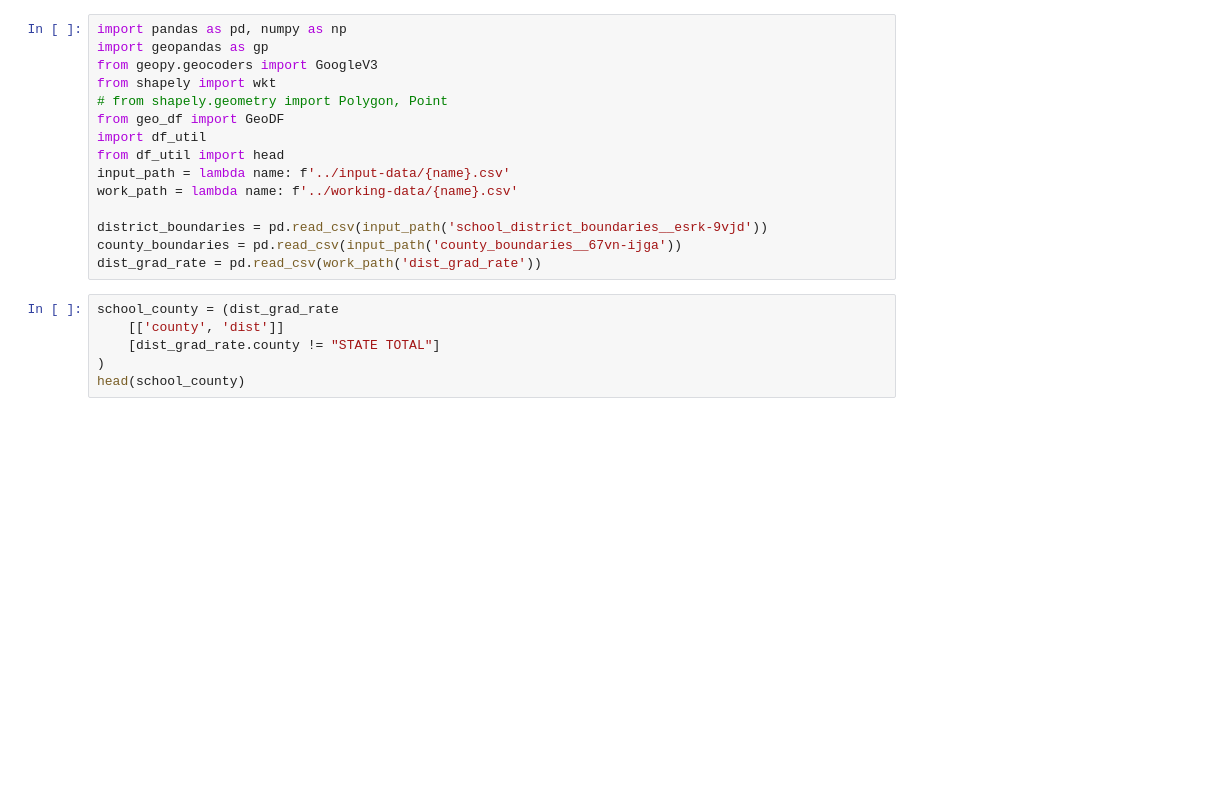
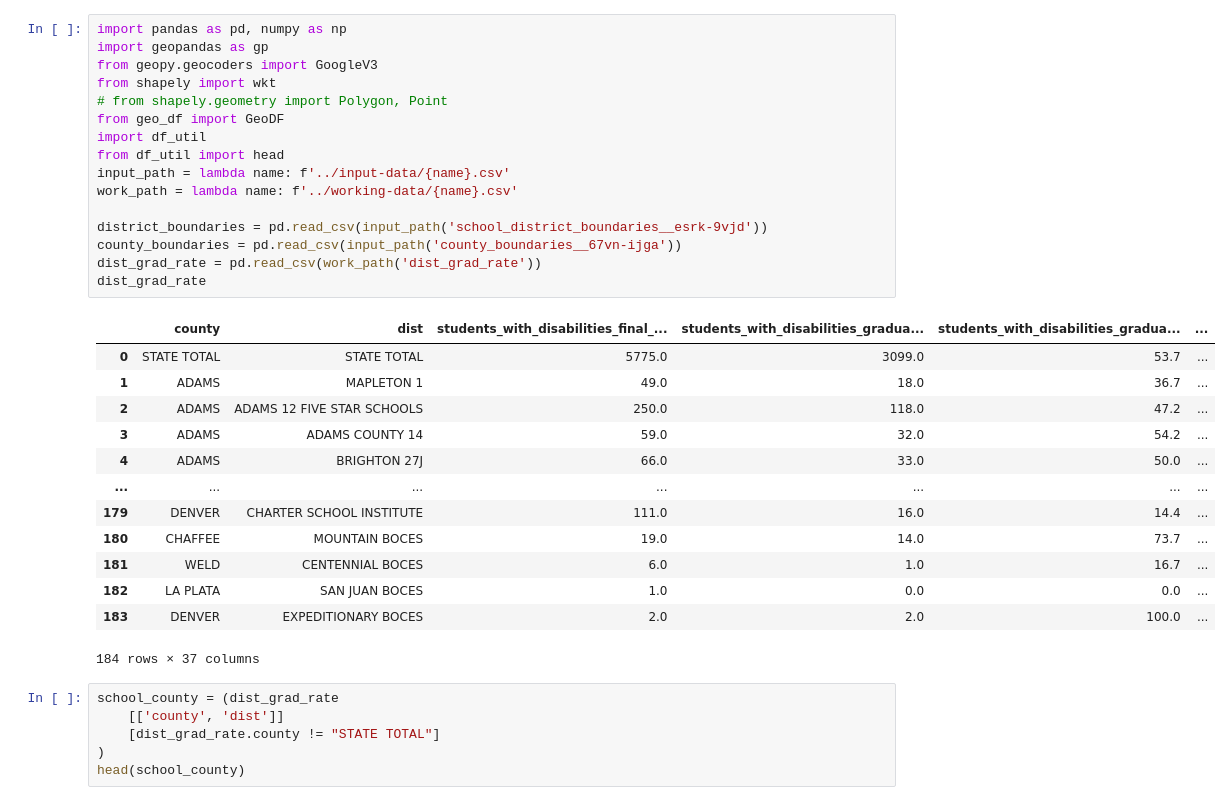
Before and after one commit to ryayoung/crime-data-engineering, a Jupyter notebook: notebooks/3-geo.ipynb, the cells around one changed output. Cells and saved outputs as stored; diff of their text form; blank space fills up the shorter version.

```diff
--- a/notebooks/3-geo.ipynb
+++ b/notebooks/3-geo.ipynb
@@ -1,18 +1,33 @@
 # %%
 import pandas as pd, numpy as np
 import geopandas as gp
 from geopy.geocoders import GoogleV3
 from shapely import wkt
 # from shapely.geometry import Polygon, Point
 from geo_df import GeoDF
 import df_util
 from df_util import head
 input_path = lambda name: f'../input-data/{name}.csv'
 work_path = lambda name: f'../working-data/{name}.csv'
 
 district_boundaries = pd.read_csv(input_path('school_district_boundaries__esrk-9vjd'))
 county_boundaries = pd.read_csv(input_path('county_boundaries__67vn-ijga'))
 dist_grad_rate = pd.read_csv(work_path('dist_grad_rate'))
+dist_grad_rate
+# %% [output]
+|  | county | dist | students_with_disabilities_final_... | students_with_disabilities_gradua... | students_with_disabilities_gradua... | ... |
+| 0 | STATE TOTAL | STATE TOTAL | 5775.0 | 3099.0 | 53.7 | ... |
+| 1 | ADAMS | MAPLETON 1 | 49.0 | 18.0 | 36.7 | ... |
+| 2 | ADAMS | ADAMS 12 FIVE STAR SCHOOLS | 250.0 | 118.0 | 47.2 | ... |
+| 3 | ADAMS | ADAMS COUNTY 14 | 59.0 | 32.0 | 54.2 | ... |
+| 4 | ADAMS | BRIGHTON 27J | 66.0 | 33.0 | 50.0 | ... |
+| ... | ... | ... | ... | ... | ... | ... |
+| 179 | DENVER | CHARTER SCHOOL INSTITUTE | 111.0 | 16.0 | 14.4 | ... |
+| 180 | CHAFFEE | MOUNTAIN BOCES | 19.0 | 14.0 | 73.7 | ... |
+| 181 | WELD | CENTENNIAL BOCES | 6.0 | 1.0 | 16.7 | ... |
+| 182 | LA PLATA | SAN JUAN BOCES | 1.0 | 0.0 | 0.0 | ... |
+| 183 | DENVER | EXPEDITIONARY BOCES | 2.0 | 2.0 | 100.0 | ... |
+184 rows × 37 columns
 # %%
 school_county = (dist_grad_rate
     [['county', 'dist']]
```
Also changed, not shown: 8 other files.
